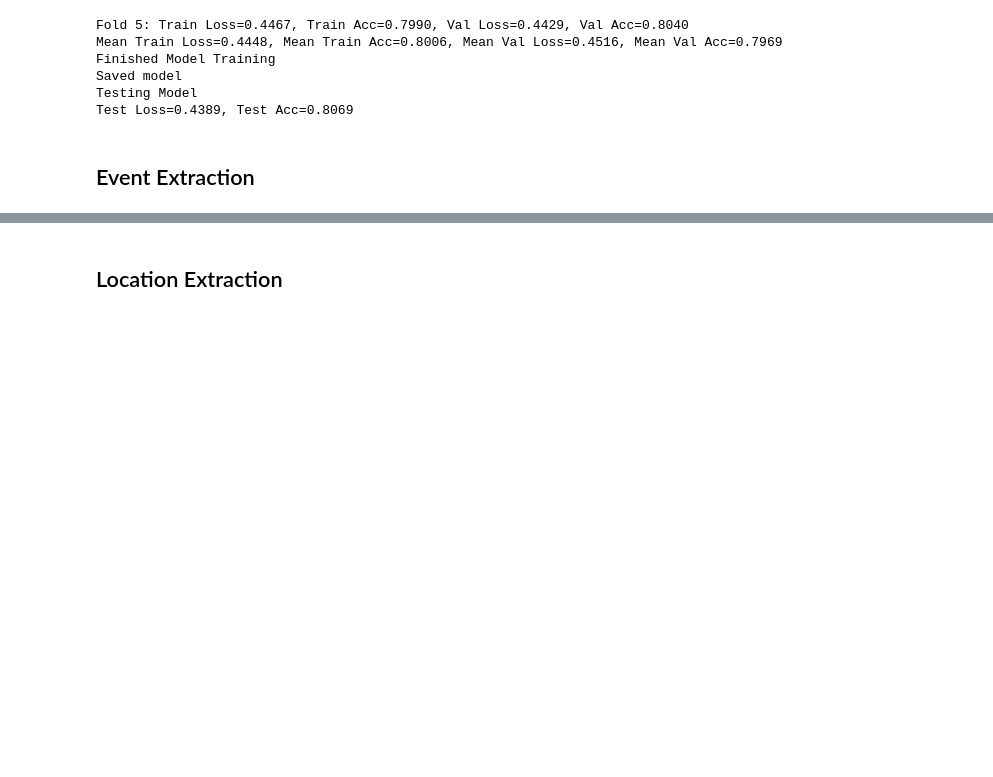
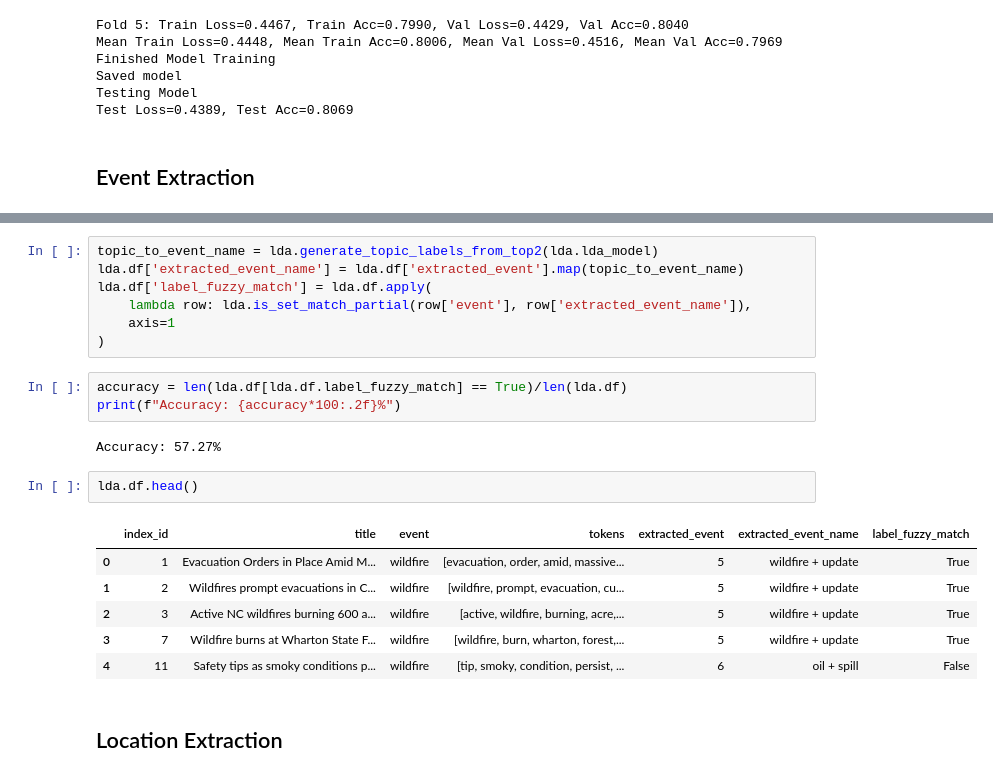
Before and after one commit to nus-course-projects/cs5246-text-mining, a Jupyter notebook: pipeline.ipynb, the cells around one changed output, grey strips where cells are left out. Drawn from its saved outputs; the diff is of its cells as text; blank space fills up the shorter version.

Commit message:
feat: updated event extraction and location extraction

```diff
--- a/pipeline.ipynb
+++ b/pipeline.ipynb
@@ -227,3 +225,24 @@ Generating topics...
+# %%
+topic_to_event_name = lda.generate_topic_labels_from_top2(lda.lda_model)
+lda.df['extracted_event_name'] = lda.df['extracted_event'].map(topic_to_event_name)
+lda.df['label_fuzzy_match'] = lda.df.apply(
+    lambda row: lda.is_set_match_partial(row['event'], row['extracted_event_name']),
+    axis=1
+)
+# %%
+accuracy = len(lda.df[lda.df.label_fuzzy_match] == True)/len(lda.df)
+print(f"Accuracy: {accuracy*100:.2f}%")
+# %% [output]
+Accuracy: 57.27%
+# %%
+lda.df.head()
+# %% [output]
+|  | index_id | title | event | tokens | extracted_event | extracted_event_name | label_fuzzy_match |
+| 0 | 1 | Evacuation Orders in Place Amid M... | wildfire | [evacuation, order, amid, massive... | 5 | wildfire + update | True |
+| 1 | 2 | Wildfires prompt evacuations in C... | wildfire | [wildfire, prompt, evacuation, cu... | 5 | wildfire + update | True |
+| 2 | 3 | Active NC wildfires burning 600 a... | wildfire | [active, wildfire, burning, acre,... | 5 | wildfire + update | True |
+| 3 | 7 | Wildfire burns at Wharton State F... | wildfire | [wildfire, burn, wharton, forest,... | 5 | wildfire + update | True |
+| 4 | 11 | Safety tips as smoky conditions p... | wildfire | [tip, smoky, condition, persist, ... | 6 | oil + spill | False |
 # %% [markdown]
 ## Location Extraction
 # %%
```
Also changed, not shown: parts of 7 cells of this notebook, 3 other files.
